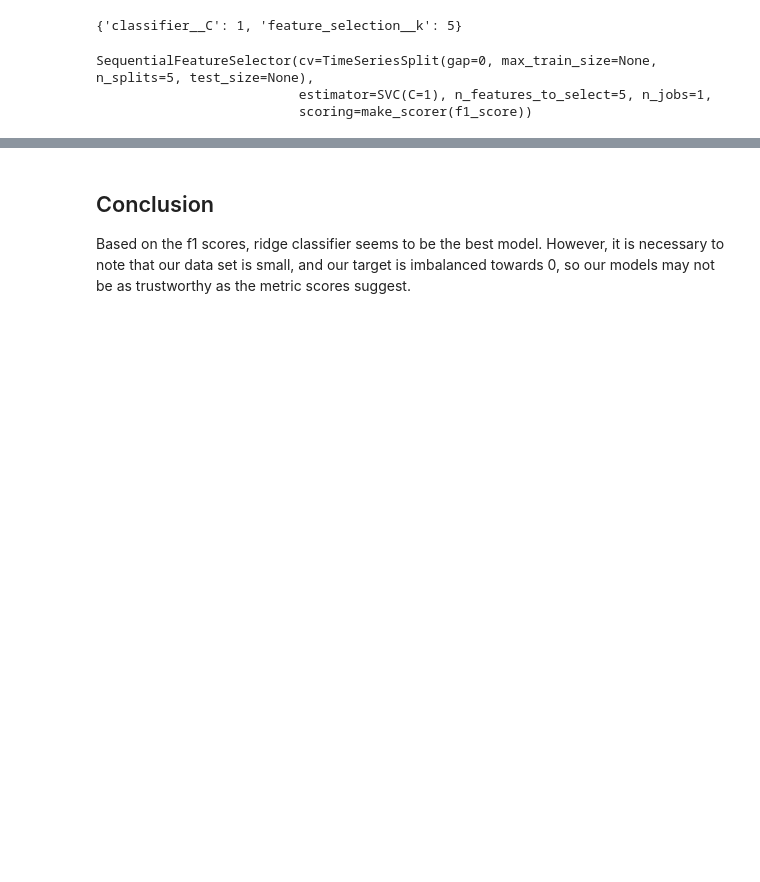
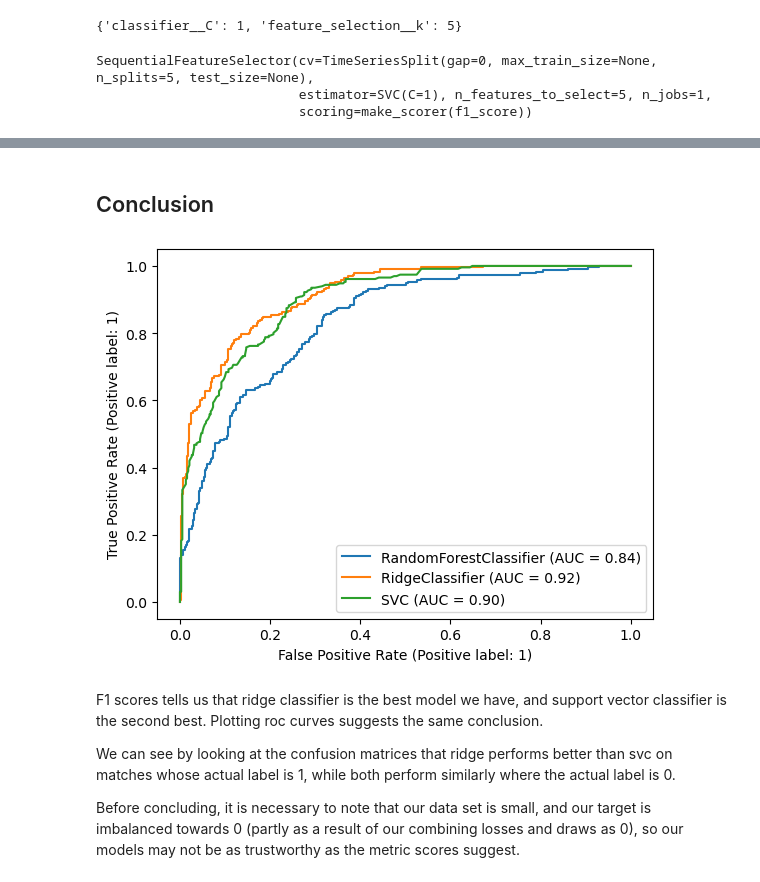
Before and after one commit to seckinadali/Predicting-Bundesliga, a Jupyter notebook: predict.ipynb, the cells around one changed output, grey strips where cells are left out. Saved outputs shown, nothing was run; the diff lists cells and outputs as text; code cells hidden in the pictures; blank space fills up the shorter version.

```diff
--- a/predict.ipynb
+++ b/predict.ipynb
@@ -437,4 +455,15 @@ f1 score: 0.743362831858407
+# %% [markdown]
+## Conclusion
+# %%
+disp = RocCurveDisplay.from_estimator(rf, X_val[predictors_rf], y_val)
+RocCurveDisplay.from_estimator(rc, X_val[predictors_rc], y_val, ax=disp.ax_)
+RocCurveDisplay.from_estimator(svc, X_val[predictors_svc], y_val, ax=disp.ax_)
+plt.show()
+# %% [output]
+[figure, added]
 # %% [markdown]
-## Conclusion
+F1 scores tells us that ridge classifier is the best model we have, and support vector classifier is the second best. Plotting roc curves suggests the same conclusion.
 
-Based on the f1 scores, ridge classifier seems to be the best model. However, it is necessary to note that our data set is small, and our target is imbalanced towards 0, so our models may not be as trustworthy as the metric scores suggest.
+We can see by looking at the confusion matrices that ridge performs better than svc on matches whose actual label is 1, while both perform similarly where the actual label is 0.
+
+Before concluding, it is necessary to note that our data set is small, and our target is imbalanced towards 0 (partly as a result of our combining losses and draws as 0), so our models may not be as trustworthy as the metric scores suggest.
```
Also changed, not shown: parts of 8 cells of this notebook.
